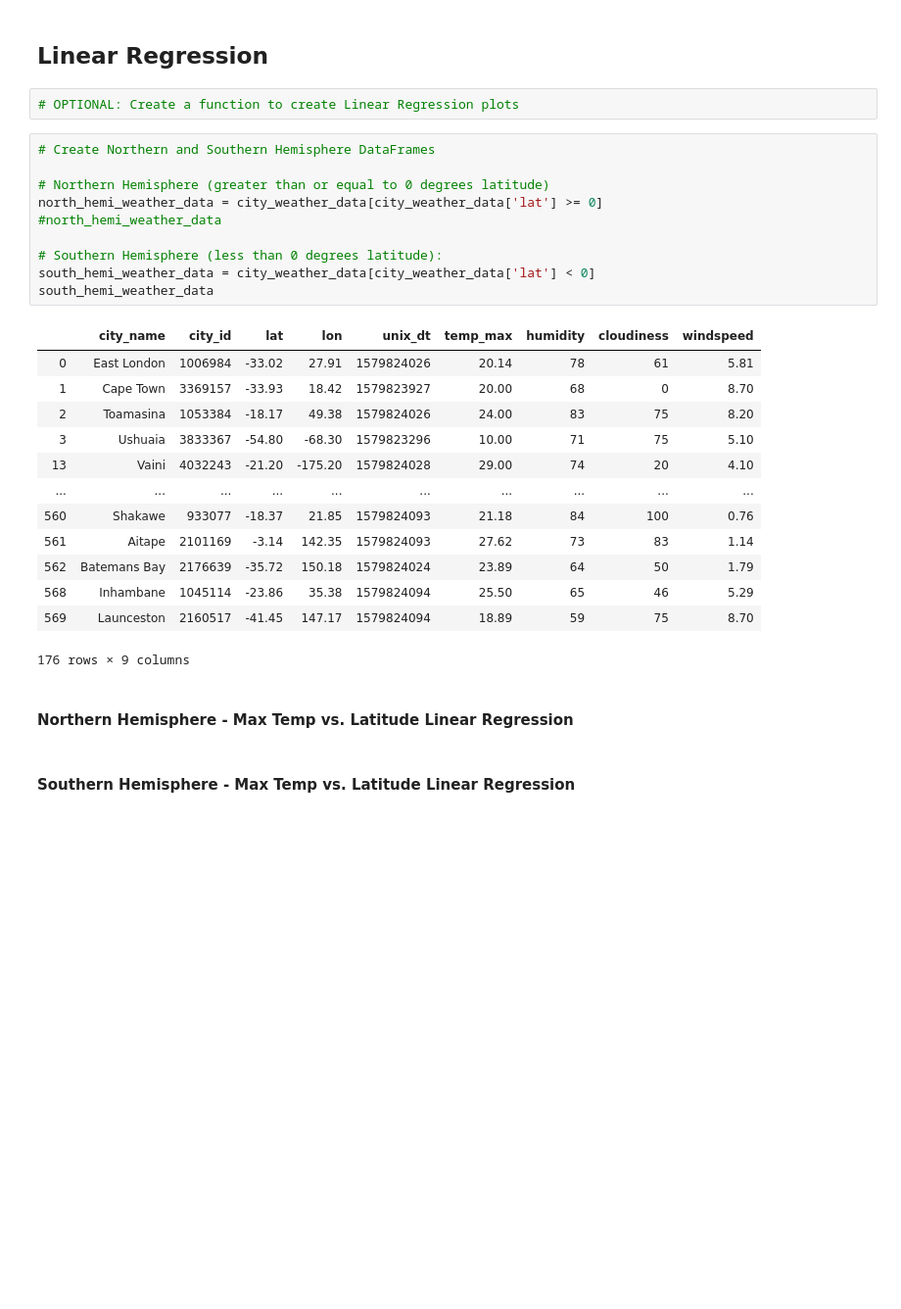
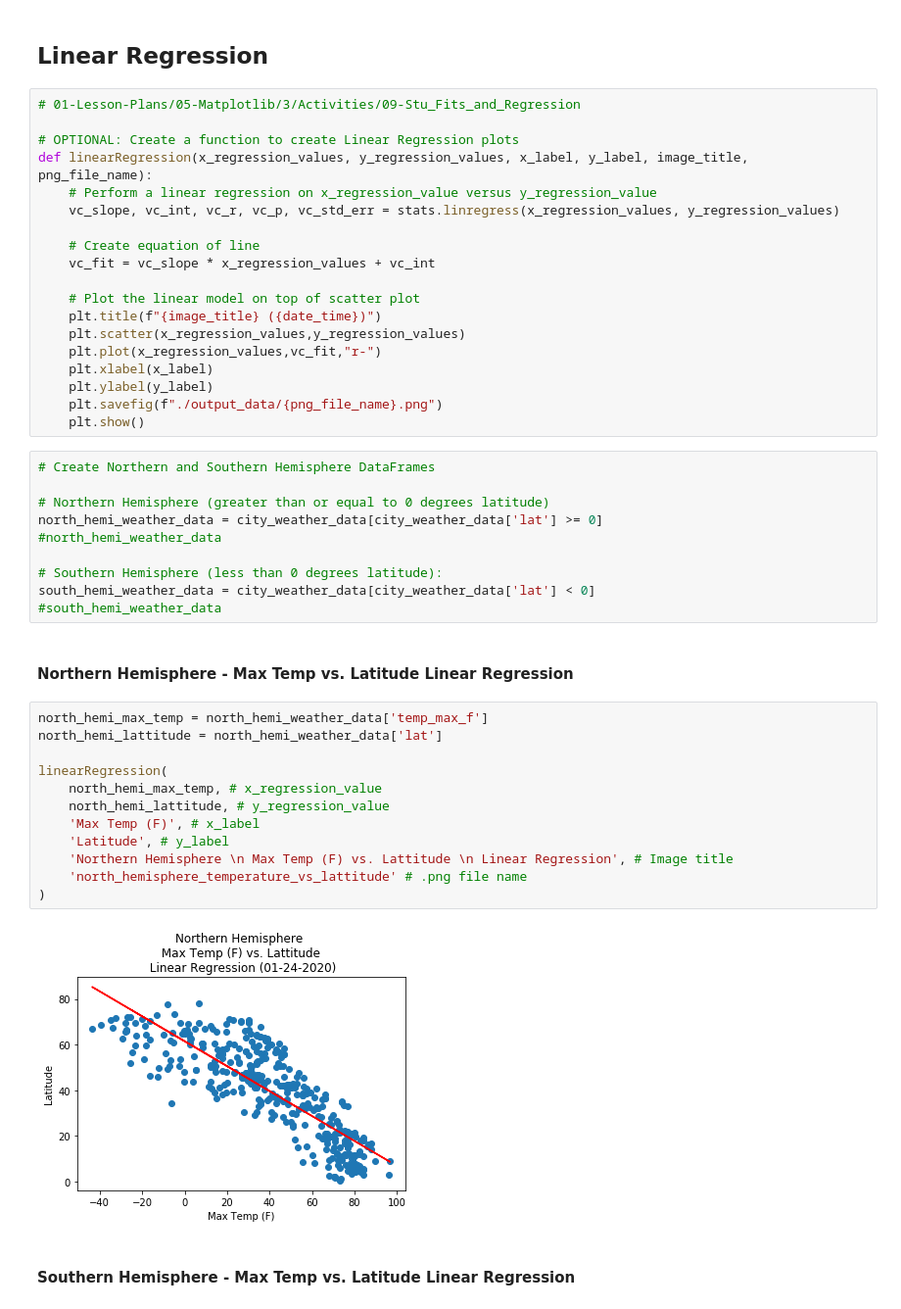
Before and after one commit to kirpatrick/python-api-challenge, a Jupyter notebook: WeatherPy/WeatherPy.ipynb, the cells around one changed output. Shown at 98% size. Cells and saved outputs as stored; diff of their text form; blank space fills up the shorter version.

```diff
--- a/WeatherPy/WeatherPy.ipynb
+++ b/WeatherPy/WeatherPy.ipynb
@@ -268,8 +311,25 @@ plt.show()
 <span style="color:red">*Add a sentence or two explaining what the code is and analyzing.*</span>.
 # %% [markdown]
 ## Linear Regression
-# %%
-# OPTIONAL: Create a function to create Linear Regression plots
+# %%
+# 01-Lesson-Plans/05-Matplotlib/3/Activities/09-Stu_Fits_and_Regression
+
+# OPTIONAL: Create a function to create Linear Regression plots
+def linearRegression(x_regression_values, y_regression_values, x_label, y_label, image_title, png_file_name):
+    # Perform a linear regression on x_regression_value versus y_regression_value
+    vc_slope, vc_int, vc_r, vc_p, vc_std_err = stats.linregress(x_regression_values, y_regression_values)
+
+    # Create equation of line
+    vc_fit = vc_slope * x_regression_values + vc_int
+
+    # Plot the linear model on top of scatter plot
+    plt.title(f"{image_title} ({date_time})")
+    plt.scatter(x_regression_values,y_regression_values)
+    plt.plot(x_regression_values,vc_fit,"r-")
+    plt.xlabel(x_label)
+    plt.ylabel(y_label)
+    plt.savefig(f"./output_data/{png_file_name}.png")
+    plt.show()
 # %%
 # Create Northern and Southern Hemisphere DataFrames
 
@@ -279,23 +339,23 @@ north_hemi_weather_data = city_weather_data[city_weather_data['lat'] >= 0]
 
 # Southern Hemisphere (less than 0 degrees latitude):
 south_hemi_weather_data = city_weather_data[city_weather_data['lat'] < 0]
-south_hemi_weather_data
+#south_hemi_weather_data
-# %% [output]
-|  | city_name | city_id | lat | lon | unix_dt | temp_max | humidity | cloudiness | windspeed |
-| 0 | East London | 1006984 | -33.02 | 27.91 | 1579824026 | 20.14 | 78 | 61 | 5.81 |
-| 1 | Cape Town | 3369157 | -33.93 | 18.42 | 1579823927 | 20.00 | 68 | 0 | 8.70 |
-| 2 | Toamasina | 1053384 | -18.17 | 49.38 | 1579824026 | 24.00 | 83 | 75 | 8.20 |
-| 3 | Ushuaia | 3833367 | -54.80 | -68.30 | 1579823296 | 10.00 | 71 | 75 | 5.10 |
-| 13 | Vaini | 4032243 | -21.20 | -175.20 | 1579824028 | 29.00 | 74 | 20 | 4.10 |
-| ... | ... | ... | ... | ... | ... | ... | ... | ... | ... |
-| 560 | Shakawe | 933077 | -18.37 | 21.85 | 1579824093 | 21.18 | 84 | 100 | 0.76 |
-| 561 | Aitape | 2101169 | -3.14 | 142.35 | 1579824093 | 27.62 | 73 | 83 | 1.14 |
-| 562 | Batemans Bay | 2176639 | -35.72 | 150.18 | 1579824024 | 23.89 | 64 | 50 | 1.79 |
-| 568 | Inhambane | 1045114 | -23.86 | 35.38 | 1579824094 | 25.50 | 65 | 46 | 5.29 |
-| 569 | Launceston | 2160517 | -41.45 | 147.17 | 1579824094 | 18.89 | 59 | 75 | 8.70 |
-176 rows × 9 columns
 # %% [markdown]
 ####  Northern Hemisphere - Max Temp vs. Latitude Linear Regression
+# %%
+north_hemi_max_temp = north_hemi_weather_data['temp_max_f']
+north_hemi_lattitude = north_hemi_weather_data['lat']
+
+linearRegression(
+    north_hemi_max_temp, # x_regression_value
+    north_hemi_lattitude, # y_regression_value
+    'Max Temp (F)', # x_label
+    'Latitude', # y_label
+    'Northern Hemisphere \n Max Temp (F) vs. Lattitude \n Linear Regression', # Image title
+    'north_hemisphere_temperature_vs_lattitude' # .png file name
+)
+# %% [output]
+[figure, added]
 # %% [markdown]
 ####  Southern Hemisphere - Max Temp vs. Latitude Linear Regression
 # %% [markdown]
```
Also changed, not shown: parts of 16 cells of this notebook, 6 other files.
